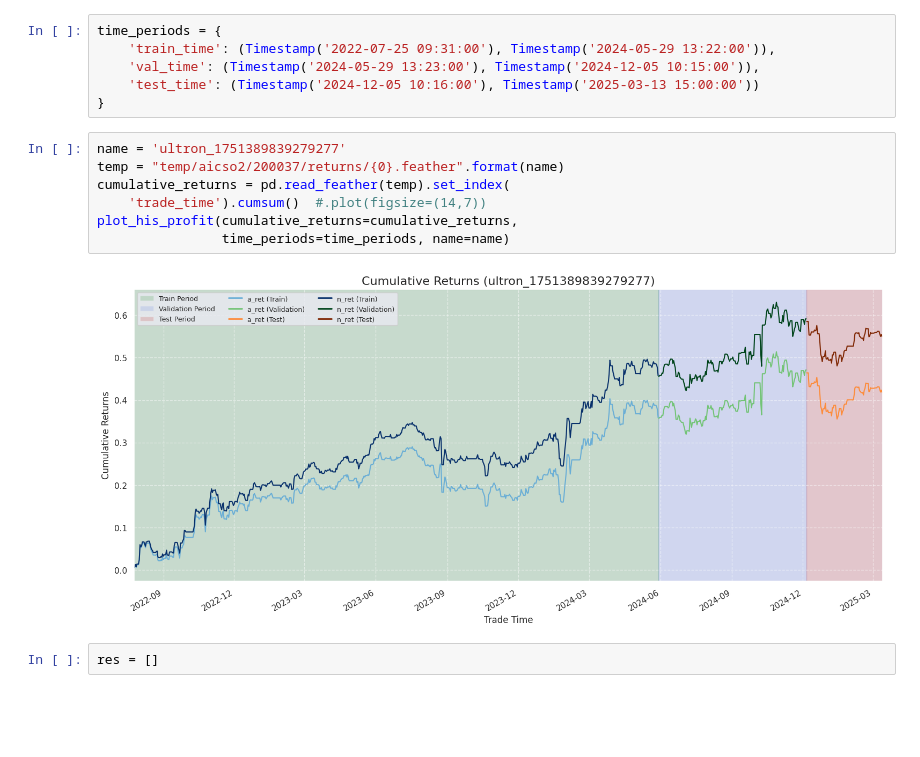
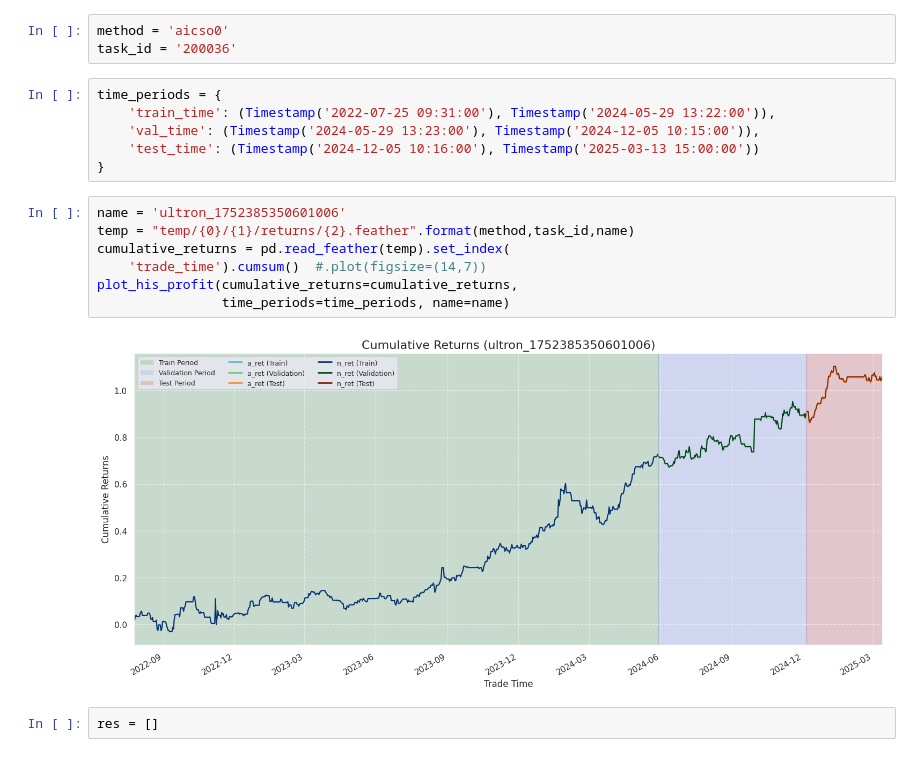
Before and after one commit to flaght/Chrono, a Jupyter notebook: lumina/abily/z.0.2.子策略收益.ipynb, the cells around one changed output. Drawn from its saved outputs; the diff is of its cells as text; blank space fills up the shorter version.

```diff
--- a/lumina/abily/z.0.2.子策略收益.ipynb
+++ b/lumina/abily/z.0.2.子策略收益.ipynb
@@ -4,6 +4,9 @@ import numpy as np
 from pandas import Timestamp
 # %%
 from lumina.empyrical.gentic.pyplot_drawer import plot_his_profit
+# %%
+method = 'aicso0'
+task_id = '200036'
 # %%
 time_periods = {
     'train_time': (Timestamp('2022-07-25 09:31:00'), Timestamp('2024-05-29 13:22:00')),
@@ -11,14 +14,14 @@ time_periods = {
     'test_time': (Timestamp('2024-12-05 10:16:00'), Timestamp('2025-03-13 15:00:00'))
 }
 # %%
-name = 'ultron_1751389839279277'
-temp = "temp/aicso2/200037/returns/{0}.feather".format(name)
+name = 'ultron_1752385350601006'
+temp = "temp/{0}/{1}/returns/{2}.feather".format(method,task_id,name)
 cumulative_returns = pd.read_feather(temp).set_index(
     'trade_time').cumsum()  #.plot(figsize=(14,7))
 plot_his_profit(cumulative_returns=cumulative_returns,
                 time_periods=time_periods, name=name)
 # %% [output]
-[figure, old version]
+[figure, new version]
 # %%
 res = []
 # %%
```
Also changed, not shown: 20 other files.
